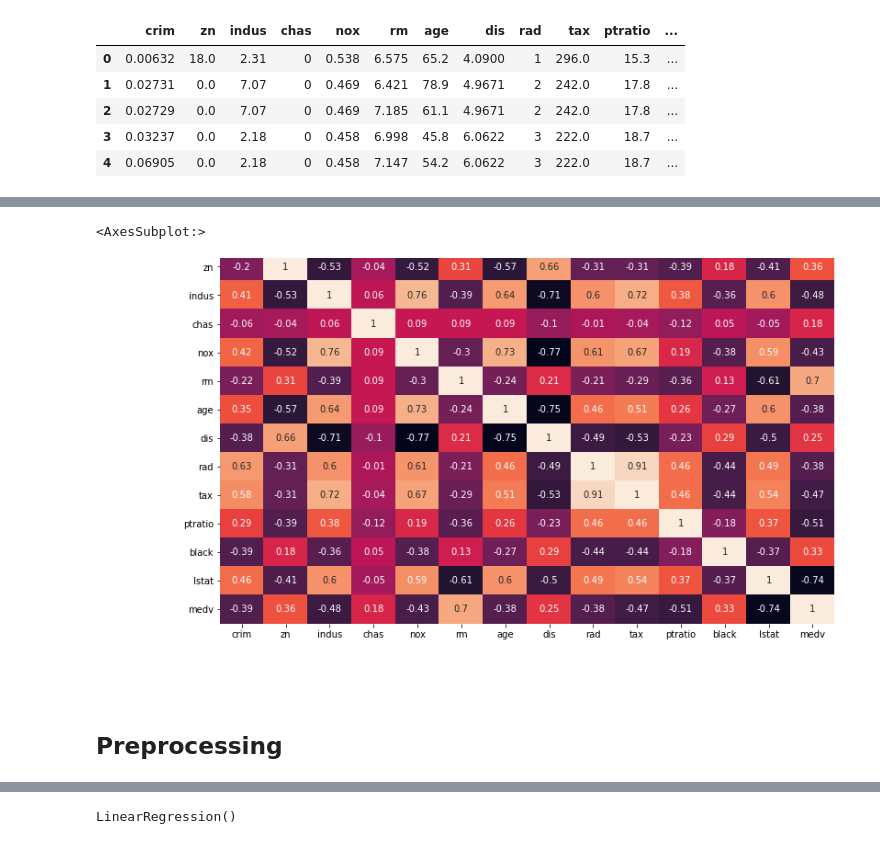
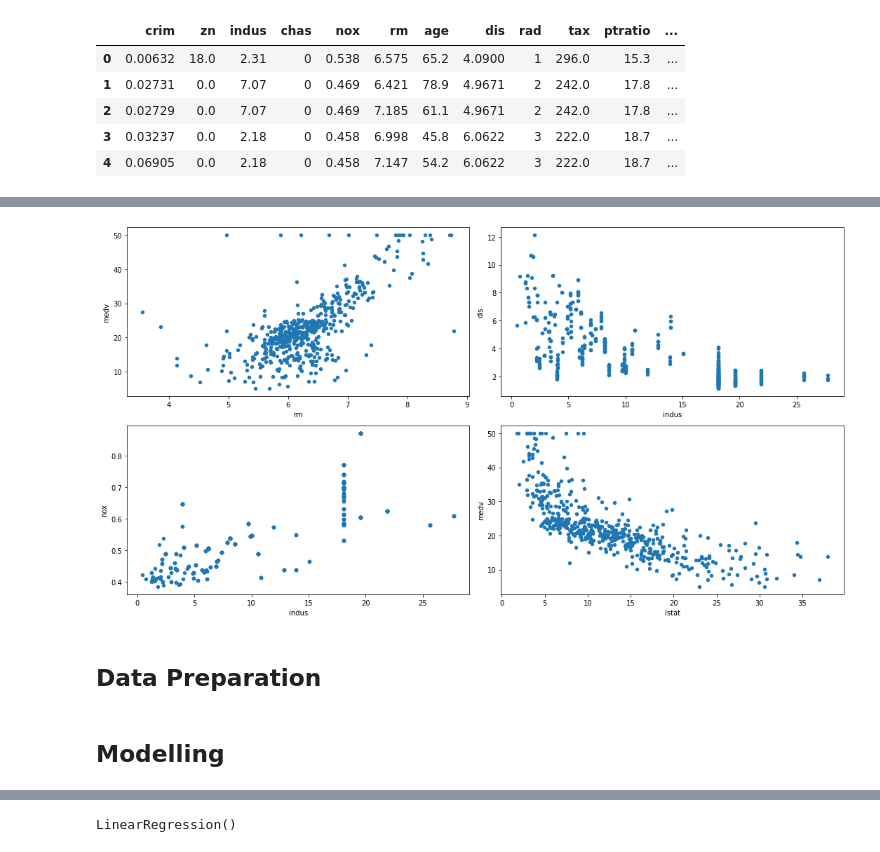
Before and after one commit to Kodesiana/book-ml-python, a Jupyter notebook: jupyter/regression_linear.ipynb, the cells around one changed output, grey strips where cells are left out. Drawn from its saved outputs; the diff is of its cells as text; code cells hidden in the pictures.

Commit message:
Update linear regression model

```diff
--- a/jupyter/regression_linear.ipynb
+++ b/jupyter/regression_linear.ipynb
@@ -52,8 +78,14 @@ sns.distplot(df['medv'], bins=30)
-# %%
-# Correlation heatmap
-plt.figure(figsize=(15, 8))
-correlation_matrix = df.corr().round(2)
-sns.heatmap(data=correlation_matrix, annot=True)
-# %% [output]
-<AxesSubplot:>
-[figure, removed]
+# %%
+# Scatter
+fig, axes = plt.subplots(2, 2, figsize=(15, 8))
+
+df.plot.scatter(x='rm', y='medv', ax=axes[0, 0])
+df.plot.scatter(x='indus', y='dis', ax=axes[0, 1])
+df.plot.scatter(x='indus', y='nox', ax=axes[1, 0])
+df.plot.scatter(x='lstat', y='medv', ax=axes[1, 1])
+
+plt.tight_layout()
+# %% [output]
+[figure, added]
+# %% [markdown]
+## Data Preparation
@@ -60,2 +99,2 @@ sns.heatmap(data=correlation_matrix, annot=True)
 # %% [markdown]
-## Preprocessing
+## Modelling
```
Also changed, not shown: parts of 18 cells of this notebook.
